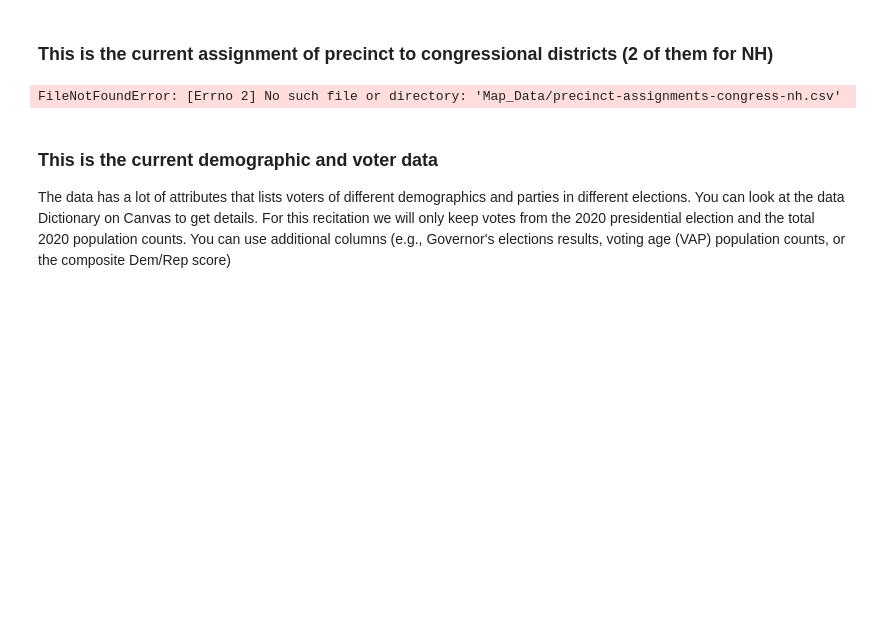
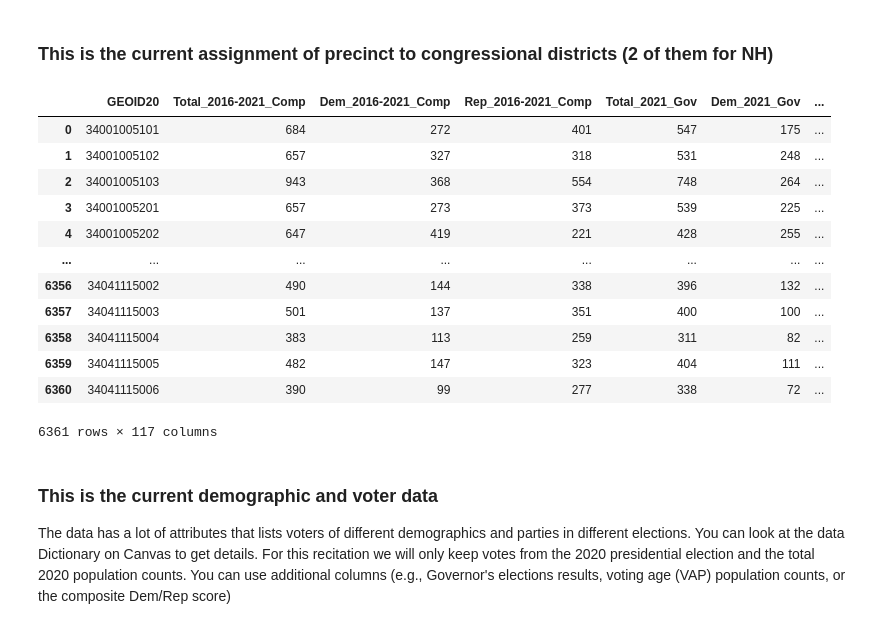
Before and after one commit to cerredz/Algorithmns-In-Society-project-2, a Jupyter notebook: Recitation_Redistricting.ipynb, the cells around one changed output. Cells and saved outputs as stored; diff of their text form; code cells hidden in the pictures; blank space fills up the shorter version.

```diff
--- a/Recitation_Redistricting.ipynb
+++ b/Recitation_Redistricting.ipynb
@@ -59,10 +59,22 @@ The NJ data is formatted the same way, just replace 'nh' with 'nj'
 # %% [markdown]
 ### This is the current assignment of precinct to congressional districts (2 of them for NH)
 # %%
-nh_current_assignment = pd.read_csv('Map_Data/precinct-assignments-congress-nj.csv')
+nh_current_assignment = pd.read_csv('precinct-data-congress-nj.csv')
 nh_current_assignment
 # %% [output]
+|  | GEOID20 | Total_2016-2021_Comp | Dem_2016-2021_Comp | Rep_2016-2021_Comp | Total_2021_Gov | Dem_2021_Gov | ... |
+| 0 | 34001005101 | 684 | 272 | 401 | 547 | 175 | ... |
+| 1 | 34001005102 | 657 | 327 | 318 | 531 | 248 | ... |
+| 2 | 34001005103 | 943 | 368 | 554 | 748 | 264 | ... |
+| 3 | 34001005201 | 657 | 273 | 373 | 539 | 225 | ... |
+| 4 | 34001005202 | 647 | 419 | 221 | 428 | 255 | ... |
+| ... | ... | ... | ... | ... | ... | ... | ... |
+| 6356 | 34041115002 | 490 | 144 | 338 | 396 | 132 | ... |
+| 6357 | 34041115003 | 501 | 137 | 351 | 400 | 100 | ... |
+| 6358 | 34041115004 | 383 | 113 | 259 | 311 | 82 | ... |
+| 6359 | 34041115005 | 482 | 147 | 323 | 404 | 111 | ... |
+| 6360 | 34041115006 | 390 | 99 | 277 | 338 | 72 | ... |
-FileNotFoundError: [Errno 2] No such file or directory: 'Map_Data/precinct-assignments-congress-nh.csv'
+6361 rows × 117 columns
 # %% [markdown]
 ### This is the current demographic and voter data
 The data has a lot of attributes that lists voters of different demographics and parties in different elections. You can look at the data Dictionary on Canvas to get details. For this recitation we will only keep votes from the 2020  presidential election and the total 2020 population counts. You can use additional columns (e.g., Governor's elections results, voting age (VAP) population counts, or the composite Dem/Rep score)
```
Also changed, not shown: parts of 2 cells of this notebook, 6 other files.
